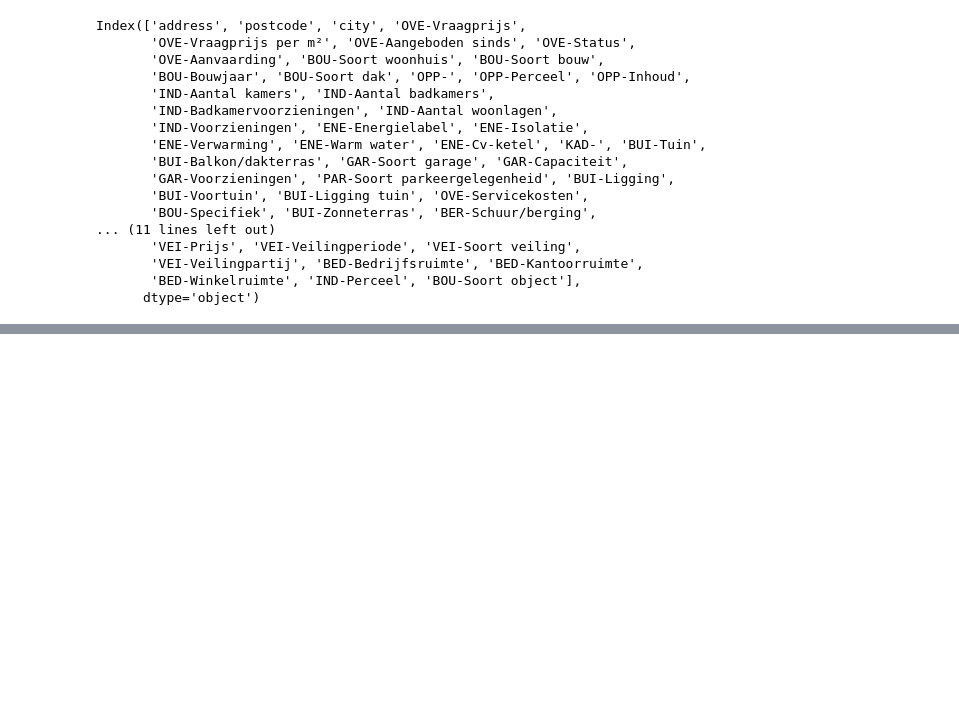
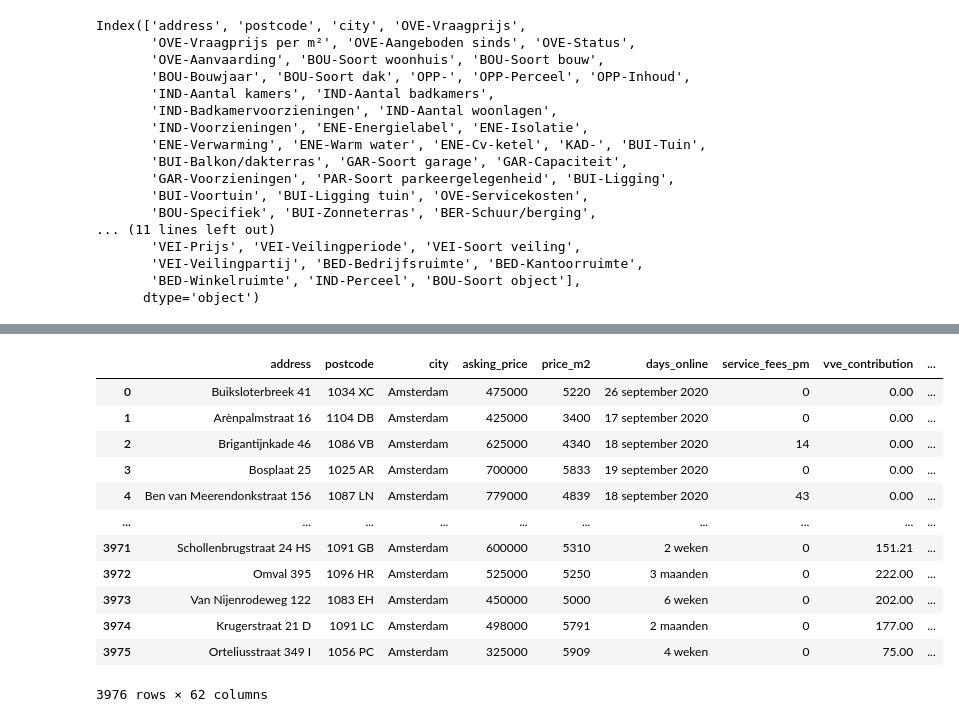
Before and after one commit to therinz/dutch-housing, a Jupyter notebook: notebooks/data_cleaning.ipynb, the cells around one changed output, grey strips where cells are left out. Saved outputs shown, nothing was run; the diff lists cells and outputs as text; code cells hidden in the pictures; blank space fills up the shorter version.

```diff
--- a/notebooks/data_cleaning.ipynb
+++ b/notebooks/data_cleaning.ipynb
@@ -222,20 +306,24 @@ df["days_online"] = df["days_online"].apply(convert_elapsed_time)
 # %%
 # Convert to binary
 # Current yes/no columns
-binary = ["vve_kvk", "vve_am", "vve_reserve_fund", "vve_maintenance", "vve_insurance"]
+binary = ["vve_kvk", "vve_am", "vve_reserve_fund",
+          "vve_maintenance", "vve_insurance"]
 
 # Fill NaN with 0
-df[["vve_per_contr"] + binary] = df[["vve_per_contr"] + binary].fillna(0)
+df[["vve_per_contr"] + binary] = (df[["vve_per_contr"] + binary].fillna(0))
 
 # Straight forward columns
 for col in binary:
-    df[col] = np.where(df[col] == "yes", 1, 0)
+    df[col] = np.where(df[col] == "ja", 1, 0)
 
 # Columns containing numeric values as well
-df["vve_per_contr"] = np.where(df["vve_per_contr"].str.contains("yes"), 1, 0)
+df["vve_per_contr"] = np.where(df["vve_per_contr"]
+                               .str.contains("ja", case=False),
+                               1, 0)
 
 # Other binary oppositions
-df["new_build"] = np.where(df["new_build"] == "Nieuwbouw", 1, 0)
+df["new_build"] = np.where(df["new_build"] == "Nieuwbouw",
+                           1, 0)
 # %%
 # Investigate build year and/or era
 df[df["build_year"].isna() & df["build_era"].notna()]
@@ -255,5 +348,7 @@ df["build_era"] = (df["build_era"]
                    .astype(int, errors="ignore"))
 # %%
 # Use mean of build period if build year is null
-df["build_year"] = np.where(df["build_year"].notnull(), df["build_year"], df["build_era"])
+df["build_year"] = np.where(df["build_year"].notnull(),
+                            df["build_year"],
+                            df["build_era"])
 df.drop(columns=["build_era"], inplace=True)
@@ -271,3 +355,10 @@ df.iloc[3972]["build_year"]
+# %%
+# Extract number from build year
+df["build_year"] = extract_num(df["build_year"], "year")
+# %%
+# Extract numbers from area/volume
+for m in ["property_m2", "property_m3"]:
+    df[m] = extract_num(df[m], "meter")
 # %%
 df.sample(20)
 #df[df["property_area"].notna()]
@@ -291,0 +383,16 @@ df.sample(20)
+# %%
+listing_type(df)
+# %% [output]
+|  | address | postcode | city | asking_price | price_m2 | days_online | service_fees_pm | vve_contribution | ... |
+| 0 | Buiksloterbreek 41 | 1034 XC | Amsterdam | 475000 | 5220 | 26 september 2020 | 0 | 0.00 | ... |
+| 1 | Arènpalmstraat 16 | 1104 DB | Amsterdam | 425000 | 3400 | 17 september 2020 | 0 | 0.00 | ... |
+| 2 | Brigantijnkade 46 | 1086 VB | Amsterdam | 625000 | 4340 | 18 september 2020 | 14 | 0.00 | ... |
+| 3 | Bosplaat 25 | 1025 AR | Amsterdam | 700000 | 5833 | 19 september 2020 | 0 | 0.00 | ... |
+| 4 | Ben van Meerendonkstraat 156 | 1087 LN | Amsterdam | 779000 | 4839 | 18 september 2020 | 43 | 0.00 | ... |
+| ... | ... | ... | ... | ... | ... | ... | ... | ... | ... |
+| 3971 | Schollenbrugstraat 24 HS | 1091 GB | Amsterdam | 600000 | 5310 | 2 weken | 0 | 151.21 | ... |
+| 3972 | Omval 395 | 1096 HR | Amsterdam | 525000 | 5250 | 3 maanden | 0 | 222.00 | ... |
+| 3973 | Van Nijenrodeweg 122 | 1083 EH | Amsterdam | 450000 | 5000 | 6 weken | 0 | 202.00 | ... |
+| 3974 | Krugerstraat 21 D | 1091 LC | Amsterdam | 498000 | 5791 | 2 maanden | 0 | 177.00 | ... |
+| 3975 | Orteliusstraat 349 I | 1056 PC | Amsterdam | 325000 | 5909 | 4 weken | 0 | 75.00 | ... |
+3976 rows × 62 columns
```
Also changed, not shown: parts of 18 cells of this notebook, 3 other files.
